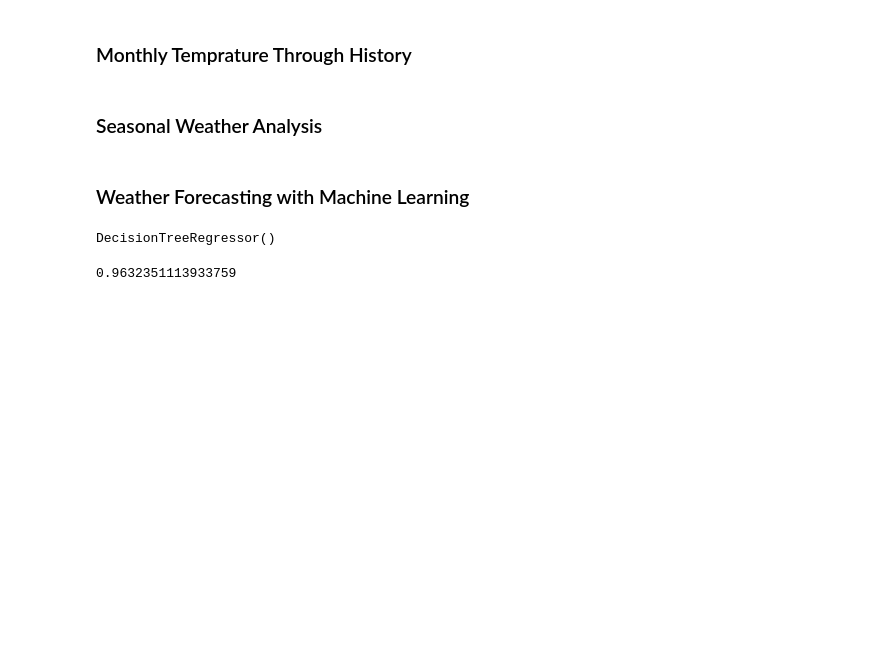
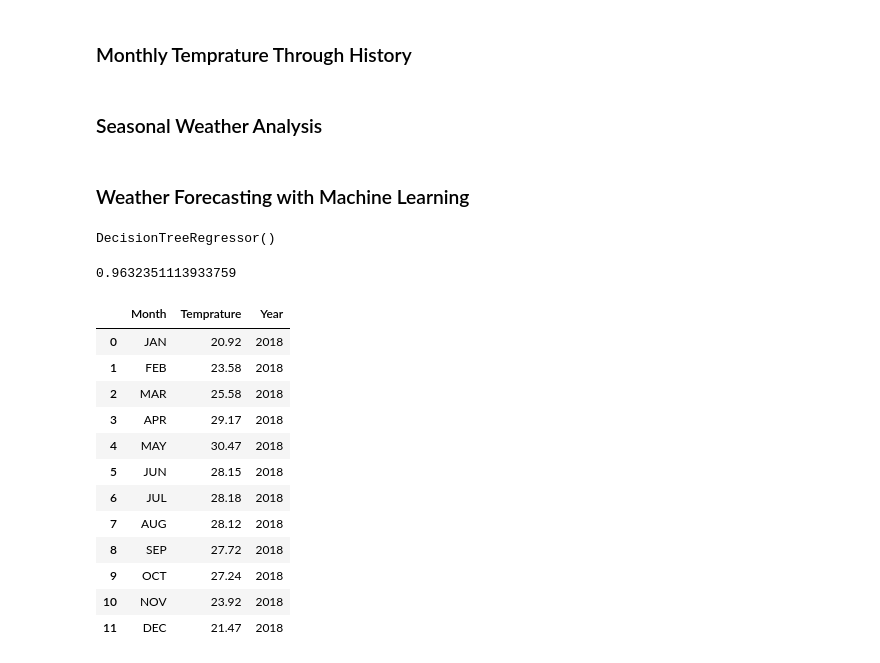
Before and after one commit to nadeap/Machine-Learning, a Jupyter notebook: Weather Forecasting/forecastML.ipynb, the cells around one changed output. Saved outputs shown, nothing was run; the diff lists cells and outputs as text; code cells hidden in the pictures; blank space fills up the shorter version.

```diff
--- a/Weather Forecasting/forecastML.ipynb
+++ b/Weather Forecasting/forecastML.ipynb
@@ -215,3 +215,27 @@ y_pred = model.predict(x_test)
 r2_score(y_test,y_pred)
 # %% [output]
 0.9632351113933759
+# %%
+next_Year = data1[data1['Year']==2017][['Year', 'Month']]
+next_Year.Year.replace(2017,2018, inplace=True)
+next_Year= pd.get_dummies(next_Year)
+temp_2018 = model.predict(next_Year)
+# %%
+temp_2018 = {'Month':data1['Month'].unique(), 'Temprature':temp_2018}
+temp_2018=pd.DataFrame(temp_2018)
+temp_2018['Year'] = 2018
+temp_2018
+# %% [output]
+|  | Month | Temprature | Year |
+| 0 | JAN | 20.92 | 2018 |
+| 1 | FEB | 23.58 | 2018 |
+| 2 | MAR | 25.58 | 2018 |
+| 3 | APR | 29.17 | 2018 |
+| 4 | MAY | 30.47 | 2018 |
+| 5 | JUN | 28.15 | 2018 |
+| 6 | JUL | 28.18 | 2018 |
+| 7 | AUG | 28.12 | 2018 |
+| 8 | SEP | 27.72 | 2018 |
+| 9 | OCT | 27.24 | 2018 |
+| 10 | NOV | 23.92 | 2018 |
+| 11 | DEC | 21.47 | 2018 |
```
Also changed, not shown: parts of 1 cell of this notebook.
